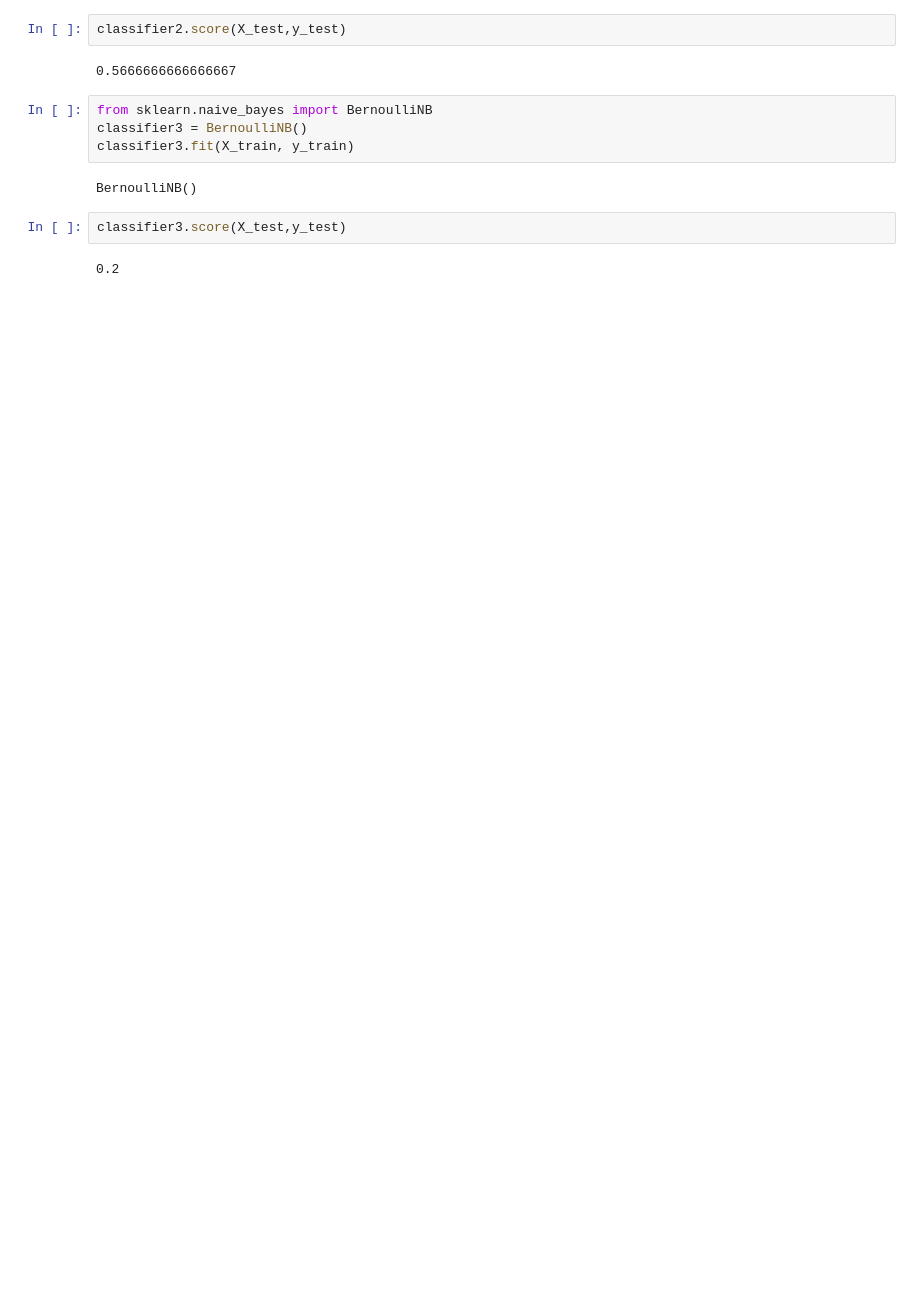
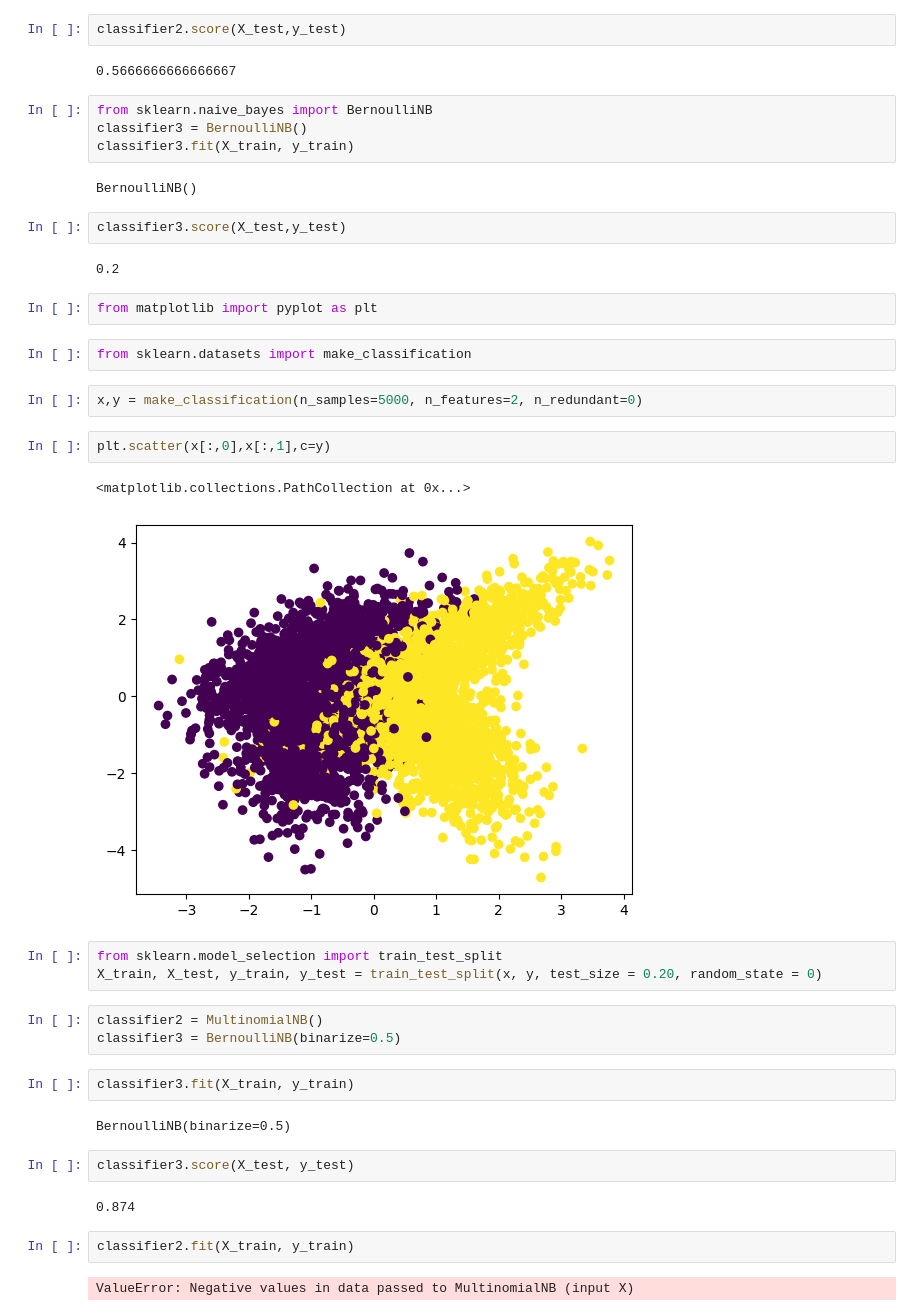
Before and after one commit to Aryanmartinian/Data-Science-AI-Ecosystem, a Jupyter notebook: Naive_Bayes.ipynb, the cells around one changed output. Cells and saved outputs as stored; diff of their text form; blank space fills up the shorter version.

```diff
--- a/Naive_Bayes.ipynb
+++ b/Naive_Bayes.ipynb
@@ -88,3 +88,32 @@ BernoulliNB()
 classifier3.score(X_test,y_test)
 # %% [output]
 0.2
+# %%
+from matplotlib import pyplot as plt
+# %%
+from sklearn.datasets import make_classification
+# %%
+x,y = make_classification(n_samples=5000, n_features=2, n_redundant=0)
+# %%
+plt.scatter(x[:,0],x[:,1],c=y)
+# %% [output]
+<matplotlib.collections.PathCollection at 0x...>
+[figure, added]
+# %%
+from sklearn.model_selection import train_test_split
+X_train, X_test, y_train, y_test = train_test_split(x, y, test_size = 0.20, random_state = 0)
+# %%
+classifier2 = MultinomialNB()
+classifier3 = BernoulliNB(binarize=0.5)
+# %%
+classifier3.fit(X_train, y_train)
+# %% [output]
+BernoulliNB(binarize=0.5)
+# %%
+classifier3.score(X_test, y_test)
+# %% [output]
+0.874
+# %%
+classifier2.fit(X_train, y_train)
+# %% [output]
+ValueError: Negative values in data passed to MultinomialNB (input X)
```
Also changed, not shown: parts of 6 cells of this notebook.
